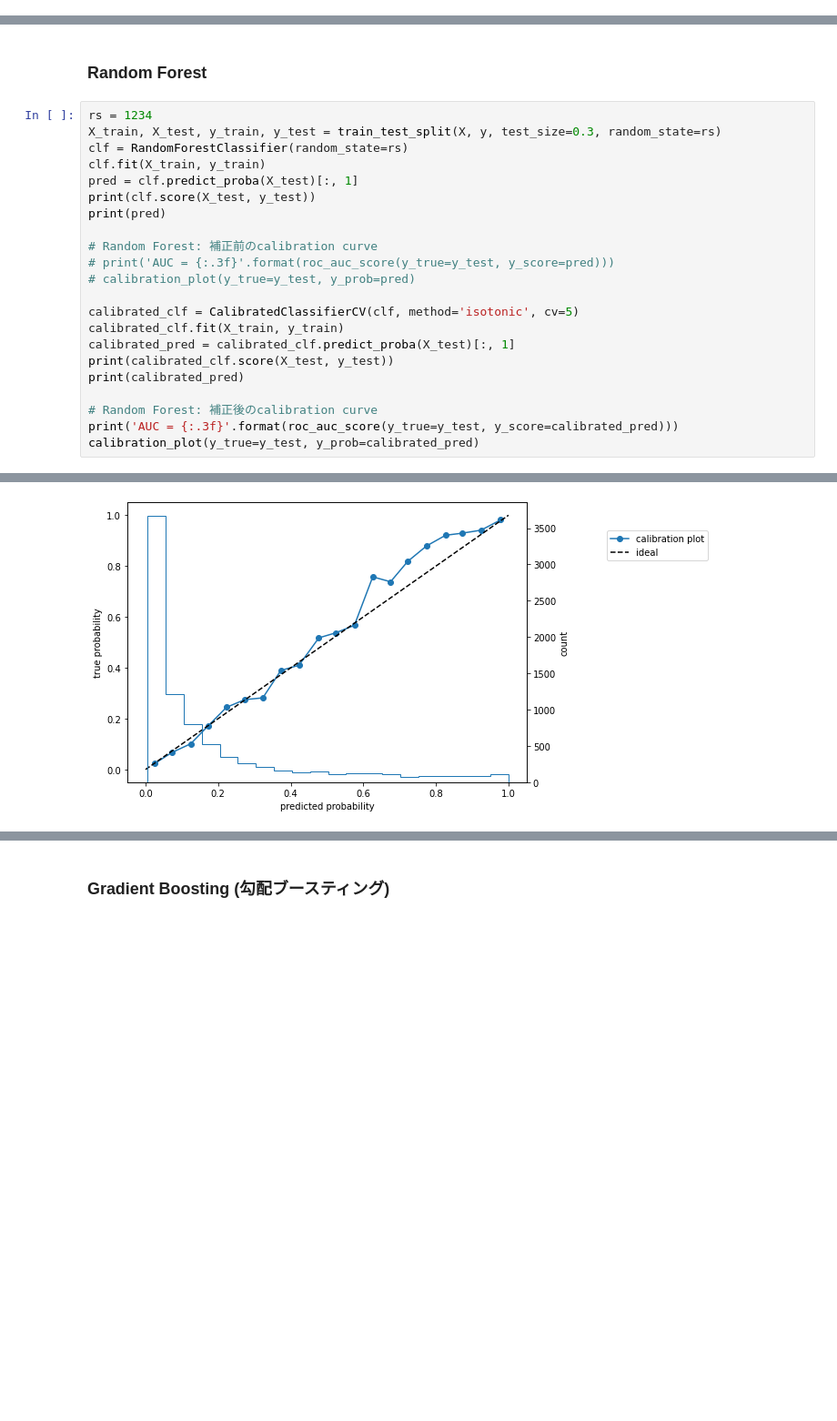
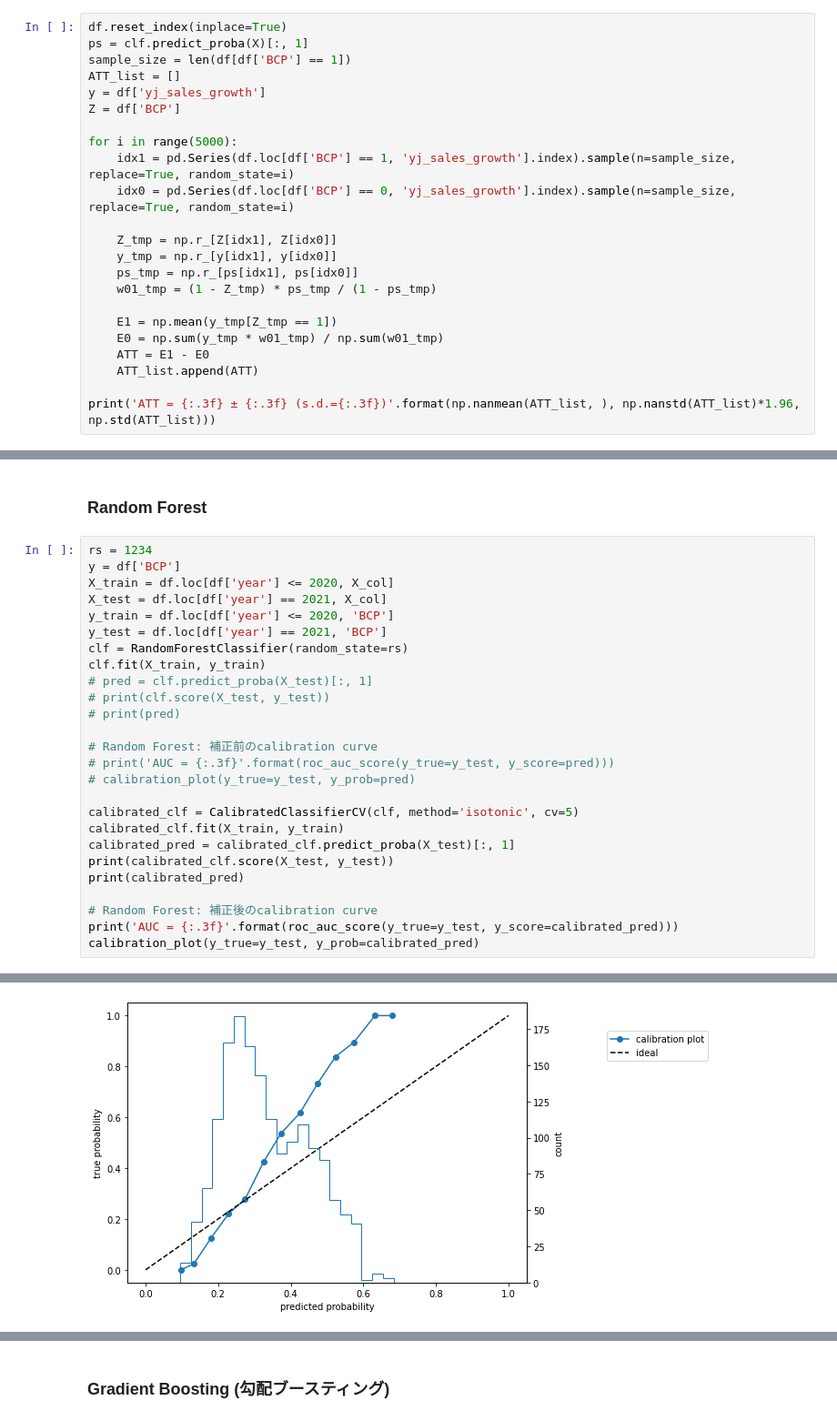
Before and after one commit to koecihtio/WorkShop, a Jupyter notebook: Analysis/propensity_score.ipynb, the cells around one changed output, grey strips where cells are left out. Shown: that part at 91% size. Saved outputs shown, nothing was run; the diff lists cells and outputs as text; blank space fills up the shorter version.

```diff
--- a/Analysis/propensity_score.ipynb
+++ b/Analysis/propensity_score.ipynb
@@ -126,0 +156,23 @@ AUC = 0.719
+# %%
+df.reset_index(inplace=True)
+ps = clf.predict_proba(X)[:, 1]
+sample_size = len(df[df['BCP'] == 1])
+ATT_list = []
+y = df['yj_sales_growth']
+Z = df['BCP']
+
+for i in range(5000):
+    idx1 = pd.Series(df.loc[df['BCP'] == 1, 'yj_sales_growth'].index).sample(n=sample_size, replace=True, random_state=i)
+    idx0 = pd.Series(df.loc[df['BCP'] == 0, 'yj_sales_growth'].index).sample(n=sample_size, replace=True, random_state=i)
+
+    Z_tmp = np.r_[Z[idx1], Z[idx0]]
+    y_tmp = np.r_[y[idx1], y[idx0]]
+    ps_tmp = np.r_[ps[idx1], ps[idx0]]
+    w01_tmp = (1 - Z_tmp) * ps_tmp / (1 - ps_tmp)
+
+    E1 = np.mean(y_tmp[Z_tmp == 1])
+    E0 = np.sum(y_tmp * w01_tmp) / np.sum(w01_tmp)
+    ATT = E1 - E0
+    ATT_list.append(ATT)
+
+print('ATT = {:.3f} ± {:.3f} (s.d.={:.3f})'.format(np.nanmean(ATT_list, ), np.nanstd(ATT_list)*1.96, np.std(ATT_list)))
@@ -128,12 +184,16 @@ AUC = 0.719
 ### Random Forest
 # %%
 rs = 1234
-X_train, X_test, y_train, y_test = train_test_split(X, y, test_size=0.3, random_state=rs)
+y = df['BCP']
+X_train = df.loc[df['year'] <= 2020, X_col]
+X_test = df.loc[df['year'] == 2021, X_col]
+y_train = df.loc[df['year'] <= 2020, 'BCP']
+y_test = df.loc[df['year'] == 2021, 'BCP']
 clf = RandomForestClassifier(random_state=rs)
 clf.fit(X_train, y_train)
-pred = clf.predict_proba(X_test)[:, 1]
-print(clf.score(X_test, y_test))
-print(pred)
+# pred = clf.predict_proba(X_test)[:, 1]
+# print(clf.score(X_test, y_test))
+# print(pred)
 
 # Random Forest: 補正前のcalibration curve
 # print('AUC = {:.3f}'.format(roc_auc_score(y_true=y_test, y_score=pred)))
@@ -157 +215 @@ AUC = 0.889
-[figure, old version]
+[figure, new version]
```
Also changed, not shown: parts of 14 cells of this notebook, 6 other files.
